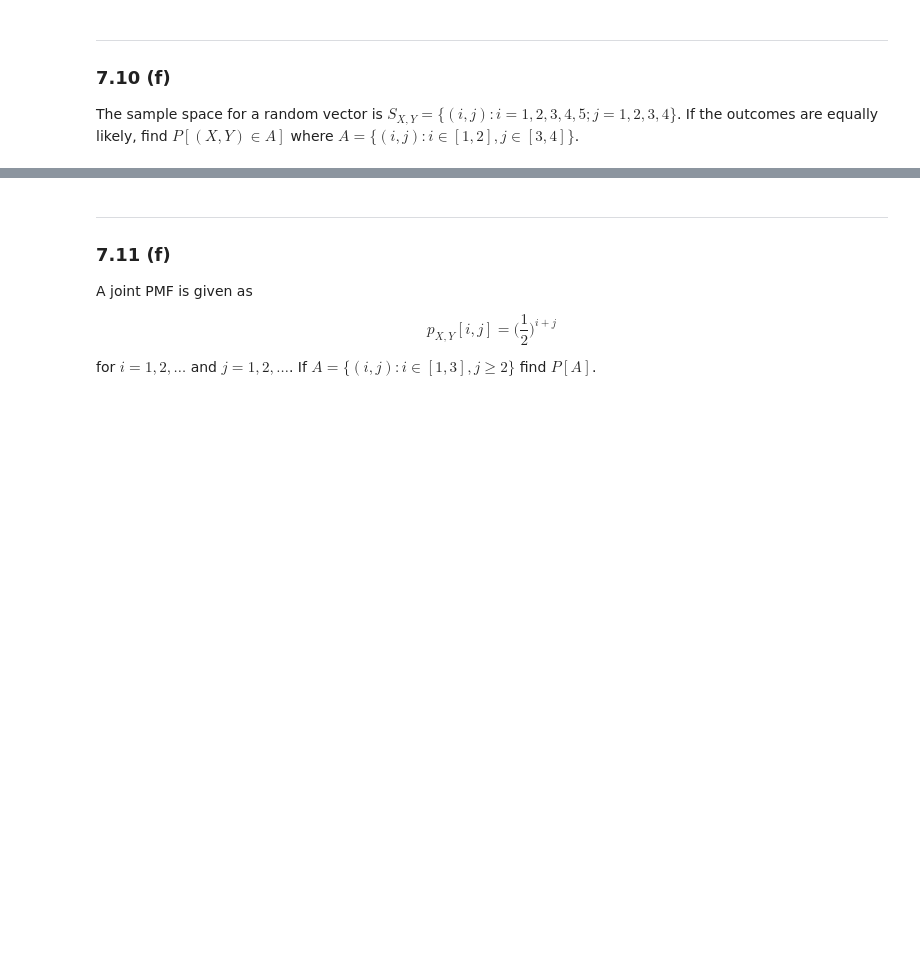
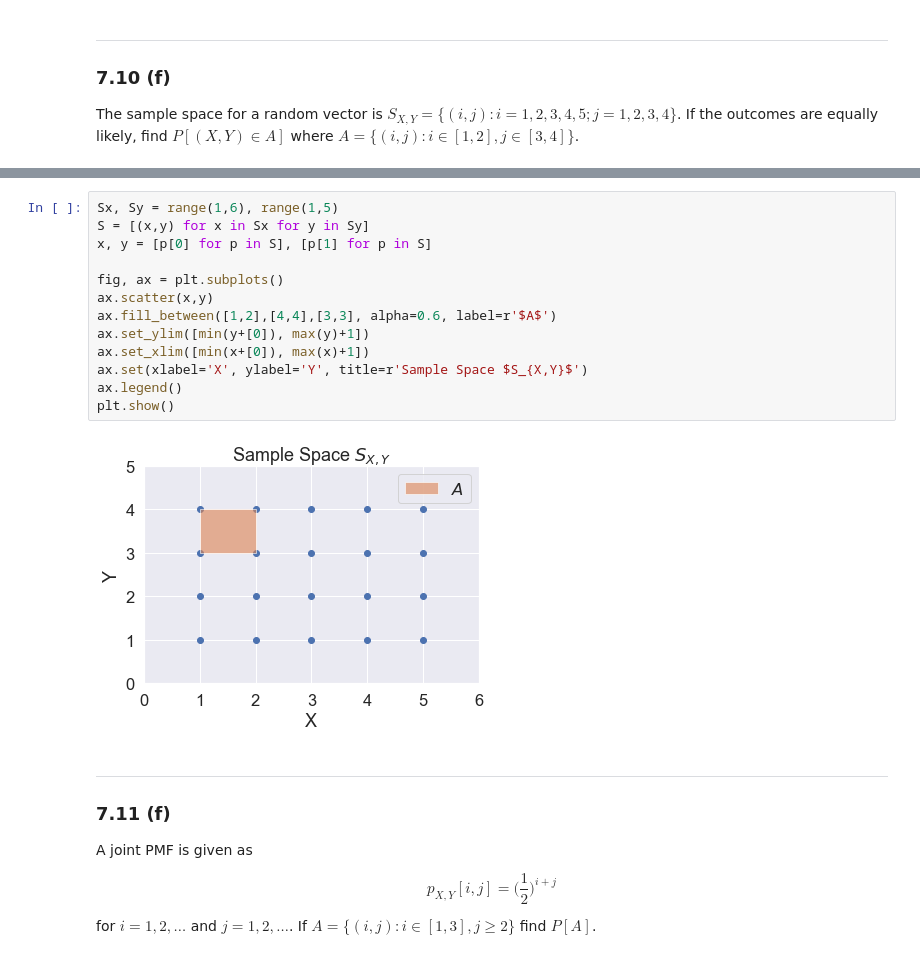
Before and after one commit to VictorCannestro/Intuitive_Probability_and_Random_Processes, a Jupyter notebook: CH7_Multiple_Discrete_Random_Variables.ipynb, the cells around one changed output, grey strips where cells are left out. Saved outputs shown, nothing was run; the diff lists cells and outputs as text; blank space fills up the shorter version.

```diff
--- a/CH7_Multiple_Discrete_Random_Variables.ipynb
+++ b/CH7_Multiple_Discrete_Random_Variables.ipynb
@@ -244,3 +295,18 @@ The sample space for a random vector is $S_{X,Y}=\{(i,j): i=1,2,3,4,5; j=1,2,3,4
+# %%
+Sx, Sy = range(1,6), range(1,5)
+S = [(x,y) for x in Sx for y in Sy]
+x, y = [p[0] for p in S], [p[1] for p in S]
+
+fig, ax = plt.subplots()
+ax.scatter(x,y)
+ax.fill_between([1,2],[4,4],[3,3], alpha=0.6, label=r'$A$')
+ax.set_ylim([min(y+[0]), max(y)+1])
+ax.set_xlim([min(x+[0]), max(x)+1])
+ax.set(xlabel='X', ylabel='Y', title=r'Sample Space $S_{X,Y}$')
+ax.legend()
+plt.show()
+# %% [output]
+[figure, added]
 # %% [markdown]
 ***
 ### 7.11 (f)
```
Also changed, not shown: parts of 24 cells of this notebook, 1 other file.
